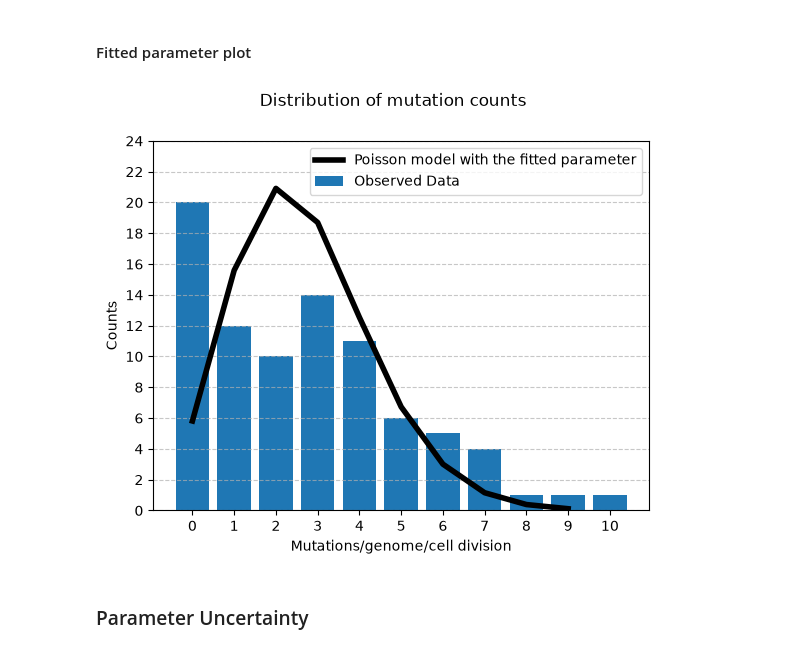
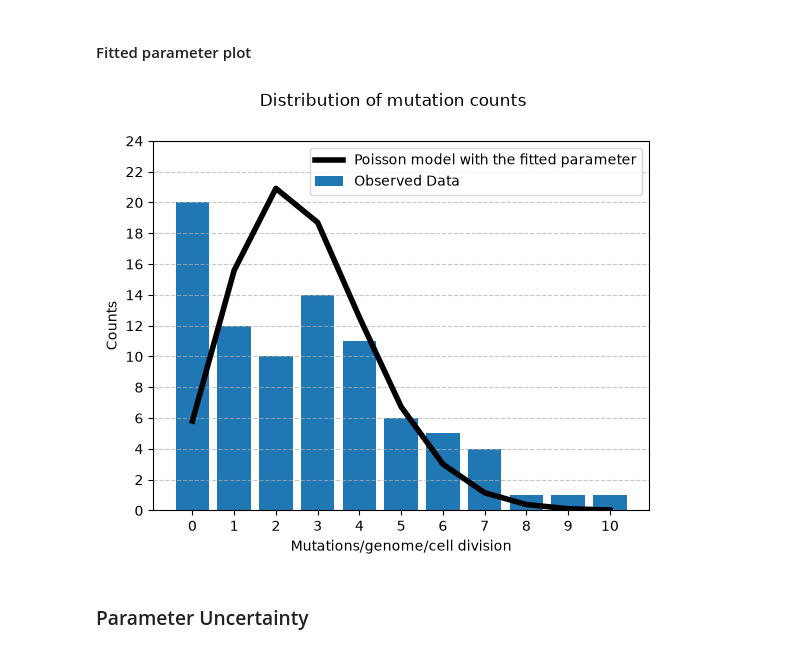
Before and after one commit to atomsim/cb2330-PRO1-Pair23, a Jupyter notebook: project.ipynb, the cells around one changed output. Cells and saved outputs as stored; diff of their text form; code cells hidden in the pictures.

```diff
--- a/project.ipynb
+++ b/project.ipynb
@@ -423,25 +454,25 @@ Estimated mutation rate (mu_hat): 2.63 e-7 mutations/cell division/bp
 # %% [markdown]
 #### Fitted parameter plot
 # %%
-k_counts = range(max_mutation_count)
+k_counts = list(range(max_mutation_count + 1))
 y = [0] * len(k_counts)
 for i in range(len(k_counts)):
     y[i] += poisson(k_counts[i], mu_hat*genome_size*10**(-7))
 
 y = [n * sample_size for n in y]
 
 fig, ax = plt.subplots()
 ax.plot(k_counts, y, color="black", label="Poisson model with the fitted parameter",linewidth=4)
 ax.bar(range(len(mutation_counts)), mutation_counts, label="Observed Data")
 ax.set_xlabel("Mutations/genome/cell division")
 ax.set_ylabel("Counts")
 ax.set_xticks(range(0,11))
 ax.set_yticks(range(0,25,2))
 ax.grid(axis='y', linestyle='--', alpha=0.7, zorder=0)
 fig.suptitle("Distribution of mutation counts")
 ax.legend();
 # %% [output]
-[figure, old version]
+[figure, new version]
 # %% [markdown]
 ### Parameter Uncertainty
 # %% [markdown]
```
Also changed, not shown: parts of 16 cells of this notebook.
